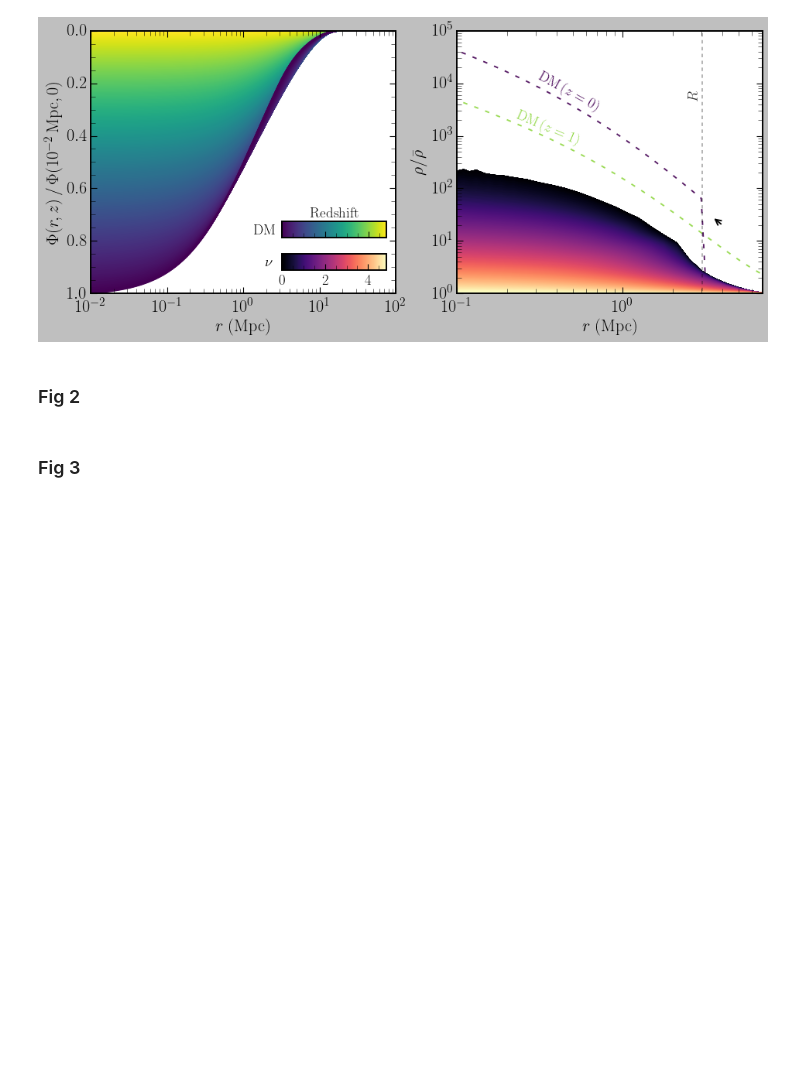
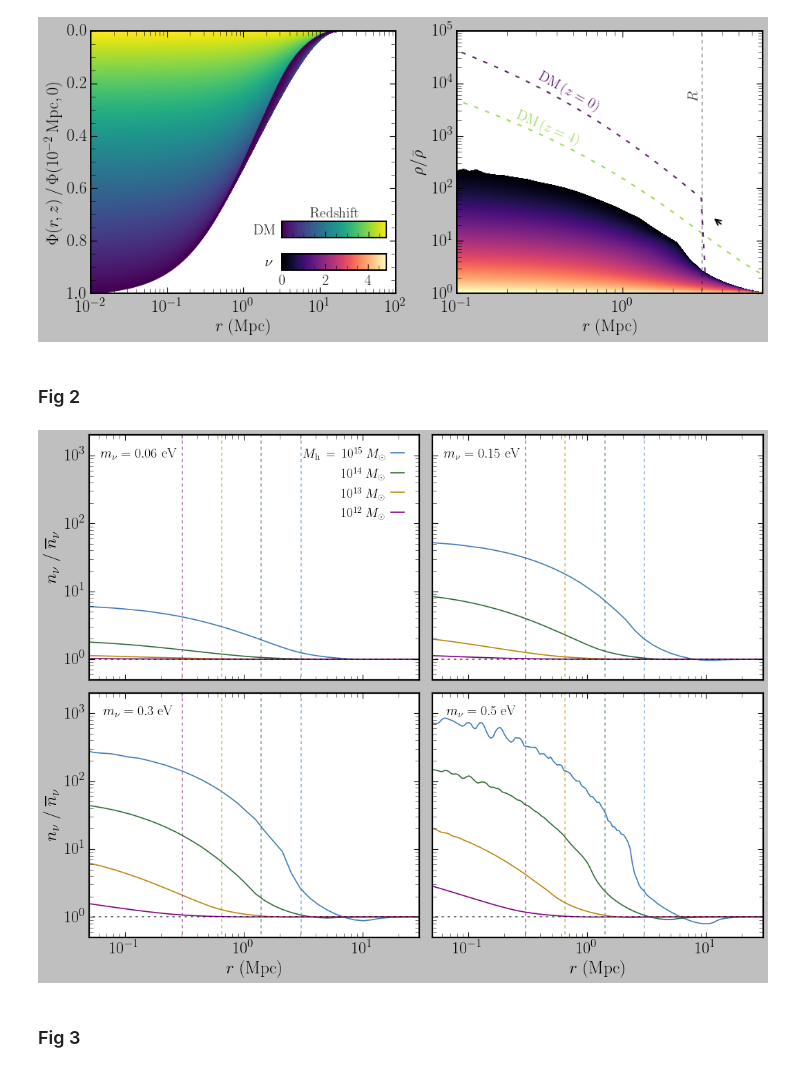
Before and after one commit to NNSSA/Cheetah, a Jupyter notebook: plotting/Paper_Plots.ipynb, the cells around one changed output. Drawn from its saved outputs; the diff is of its cells as text; code cells hidden in the pictures; blank space fills up the shorter version.

Commit message:
update plotting script

```diff
--- a/plotting/Paper_Plots.ipynb
+++ b/plotting/Paper_Plots.ipynb
@@ -234,69 +234,79 @@ plt.savefig('main_plot_potentials.pdf')
 # %% [markdown]
 ### Fig 2
 # %%
+colors = ["purple", "#306B37", "darkgoldenrod", "#3F7BB6", "#BF4145", "#cf630a"]
 dens_allhalos_3mass = np.load('data/overdensity_allhalos_3mass.npy')
 dens_allhalos_maxmass = np.load('data/overdensity_allhalos_maxmass.npy')
 #shape [Mh, r, m_nu]
 #the 4 neutrino masses are [0.06,0.15,0.3,0.5] eV
+
 
 h_val = 0.68
 r_array_5e1 = np.geomspace(1e-2, 5e1, 50) * h_val
 r_array_5e1_200vals = np.geomspace(1e-2, 5e1, 200) * h_val
 Ri_array = np.array([1.77, 3.81, 8.22, 17.7])
 R200_array = np.array([0.303, 0.651, 1.405, 3.026])
 
-fig, axs = plt.subplots(2, 2, figsize=(12, 4))
-axs[0, 0].loglog(r_array_5e1, dens_allhalos_3mass[3,:,0], linewidth = 1, label = '$10^{15}$ $M_{\odot}$')
-axs[0, 0].loglog(r_array_5e1, dens_allhalos_3mass[2,:,0], linewidth = 1, label = '$10^{14}$ $M_{\odot}$')
-axs[0, 0].loglog(r_array_5e1, dens_allhalos_3mass[1,:,0], linewidth = 1, label = '$10^{13}$ $M_{\odot}$')
-axs[0, 0].loglog(r_array_5e1, dens_allhalos_3mass[0,:,0], linewidth = 1, label = '$10^{12}$ $M_{\odot}$')
-axs[0, 0].legend(fontsize=10.5, loc='upper left', frameon = False)
+fig, axs = plt.subplots(2, 2, figsize=(13.5, 10.3))
+axs[0, 0].loglog(r_array_5e1, dens_allhalos_3mass[3,:,0], linewidth = 1.5, color=colors[3], label = r'$M_\mathrm{h}\,=\,10^{15}\ M_{\odot}$')
+axs[0, 0].loglog(r_array_5e1, dens_allhalos_3mass[2,:,0], linewidth = 1.5, color=colors[1], label = r'$10^{14}\ M_{\odot}$')
+axs[0, 0].loglog(r_array_5e1, dens_allhalos_3mass[1,:,0], linewidth = 1.5, color=colors[2], label = r'$10^{13}\ M_{\odot}$')
+axs[0, 0].loglog(r_array_5e1, dens_allhalos_3mass[0,:,0], linewidth = 1.5, color=colors[0], label = r'$10^{12}\ M_{\odot}$')
+axs[0, 0].legend(fontsize=17, loc='upper right', frameon = False, markerfirst=False, handletextpad=0.1, handlelength=1.6)
 
-axs[0, 1].loglog(r_array_5e1, dens_allhalos_3mass[3,:,1], linewidth = 1)
-axs[0, 1].loglog(r_array_5e1, dens_allhalos_3mass[2,:,1], linewidth = 1)
-axs[0, 1].loglog(r_array_5e1, dens_allhalos_3mass[1,:,1], linewidth = 1)
-axs[0, 1].loglog(r_array_5e1, dens_allhalos_3mass[0,:,1], linewidth = 1)
+axs[0, 1].loglog(r_array_5e1, dens_allhalos_3mass[3,:,1], color=colors[3], linewidth = 1.5)
+axs[0, 1].loglog(r_array_5e1, dens_allhalos_3mass[2,:,1], color=colors[1], linewidth = 1.5)
+axs[0, 1].loglog(r_array_5e1, dens_allhalos_3mass[1,:,1], color=colors[2], linewidth = 1.5)
+axs[0, 1].loglog(r_array_5e1, dens_allhalos_3mass[0,:,1], color=colors[0], linewidth = 1.5)
 
-axs[1, 0].loglog(r_array_5e1, dens_allhalos_3mass[3,:,2], linewidth = 1)
-axs[1, 0].loglog(r_array_5e1, dens_allhalos_3mass[2,:,2], linewidth = 1)
-axs[1, 0].loglog(r_array_5e1, dens_allhalos_3mass[1,:,2], linewidth = 1)
-axs[1, 0].loglog(r_array_5e1, dens_allhalos_3mass[0,:,2], linewidth = 1)
+axs[1, 0].loglog(r_array_5e1, dens_allhalos_3mass[3,:,2], color=colors[3], linewidth = 1.5)
+axs[1, 0].loglog(r_array_5e1, dens_allhalos_3mass[2,:,2], color=colors[1], linewidth = 1.5)
+axs[1, 0].loglog(r_array_5e1, dens_allhalos_3mass[1,:,2], color=colors[2], linewidth = 1.5)
+axs[1, 0].loglog(r_array_5e1, dens_allhalos_3mass[0,:,2], color=colors[0], linewidth = 1.5)
 
-axs[1, 1].loglog(r_array_5e1_200vals, dens_allhalos_maxmass[3,:,0], linewidth = 1)
-axs[1, 1].loglog(r_array_5e1_200vals, dens_allhalos_maxmass[2,:,0], linewidth = 1)
-axs[1, 1].loglog(r_array_5e1_200vals, dens_allhalos_maxmass[1,:,0], linewidth = 1)
-axs[1, 1].loglog(r_array_5e1_200vals, dens_allhalos_maxmass[0,:,0], linewidth = 1)
+axs[1, 1].loglog(r_array_5e1_200vals, dens_allhalos_maxmass[3,:,0], color=colors[3], linewidth = 1.5)
+axs[1, 1].loglog(r_array_5e1_200vals, dens_allhalos_maxmass[2,:,0], color=colors[1], linewidth = 1.5)
+axs[1, 1].loglog(r_array_5e1_200vals, dens_allhalos_maxmass[1,:,0], color=colors[2], linewidth = 1.5)
+axs[1, 1].loglog(r_array_5e1_200vals, dens_allhalos_maxmass[0,:,0], color=colors[0], linewidth = 1.5)
+
+for ax in [axs[0, 0], axs[0, 1], axs[1, 0], axs[1, 1]]:
+    for spine in ax.spines.values():
+        spine.set_linewidth(2)
+    ax.tick_params(axis='both', labelsize=22)
 
 for ax_row in axs:
     for ax in ax_row:
         ax.set_xlim(5e-2, 30)
         ax.set_ylim(5e-1, 2e3)
 
 #Optional axes cleanup
 axs[0, 0].set_xticklabels([])
 axs[0, 1].set_xticklabels([])
 axs[0, 1].set_yticklabels([])
 axs[1, 1].set_yticklabels([])
 
-colors = ['#d62728', '#2ca02c', '#ff7f0e', '#1f77b4']
-
+colors = ["purple", "darkgoldenrod", "#306B37", "#3F7BB6"]
 for i in range(4):
-    axs[0,0].text(R200_array[i], 30, '$R_{200}$', rotation=270, verticalalignment='bottom', color=colors[i])
+    # axs[0,0].text(R200_array[i], 30, '$R_{200}$', rotation=270, verticalalignment='bottom', color=colors[i])
     for ax in axs.flatten():
-        ax.vlines(R200_array[i], 5e-1, 2e3, linestyle='dotted', color=colors[i])
+        ax.vlines(R200_array[i], 5e-1, 2e3, linestyle=(3.9,(4,4)), color=colors[i], alpha=0.5)
         ax.hlines(1, 1e-2, 5e1, linestyle = 'dashed', alpha = 0.2)
 
-fig.text(0.42, 0.9, r'$m_{\nu}$ = 0.06 eV', ha='center', fontsize = 13)
-fig.text(0.91, 0.9, r'$m_{\nu}$ = 0.15 eV', ha='center', fontsize = 13)
-fig.text(0.42, 0.44, r'$m_{\nu}$ = 0.3 eV', ha='center', fontsize = 13)
-fig.text(0.91, 0.44, r'$m_{\nu}$ = 0.5 eV', ha='center', fontsize = 13)
+axs[0, 0].text(0.129, 950, r'$m_{\nu} = 0.06\ \mathrm{eV}$', ha='center', fontsize = 18)
+axs[0, 1].text(0.129, 950, r'$m_{\nu} = 0.15\ \mathrm{eV}$', ha='center', fontsize = 18)
+axs[1, 0].text(0.129, 950, r'$m_{\nu} = 0.3\ \mathrm{eV}$', ha='center', fontsize = 18)
+axs[1, 1].text(0.129, 950, r'$m_{\nu} = 0.5\ \mathrm{eV}$', ha='center', fontsize = 18)
 
-fig.text(0.5, -0.03, 'r (Mpc)', ha='center', fontsize = 14)
-fig.text(-0.015, 0.5, r'$n_{\nu}$ / $\overline{n}_{\nu}$', va='center', rotation='vertical', fontsize = 15)
+axs[1, 0].set_xlabel(r'$r\ (\mathrm{Mpc})$', fontsize=23)
+axs[1, 1].set_xlabel(r'$r\ (\mathrm{Mpc})$', fontsize=23)
+axs[0, 0].set_ylabel(r'$n_{\nu}\ /\ \overline{n}_{\nu}$', fontsize=23)
+axs[1, 0].set_ylabel(r'$n_{\nu}\ /\ \overline{n}_{\nu}$', fontsize=23)
+# fig.text(-0.015, 0.5, r'$n_{\nu}$ / $\overline{n}_{\nu}$', va='center', rotation='vertical', fontsize = 15)
 
 plt.tight_layout()
-plt.savefig('plot_save_vehicle.pdf', bbox_inches='tight')
-plt.show()
+plt.savefig('radial_overdensity.pdf', bbox_inches='tight')
+# %% [output]
+[figure, added]
 # %% [markdown]
 ### Fig 3
 # %%
```
Also changed, not shown: parts of 4 cells of this notebook, 5 other files.
